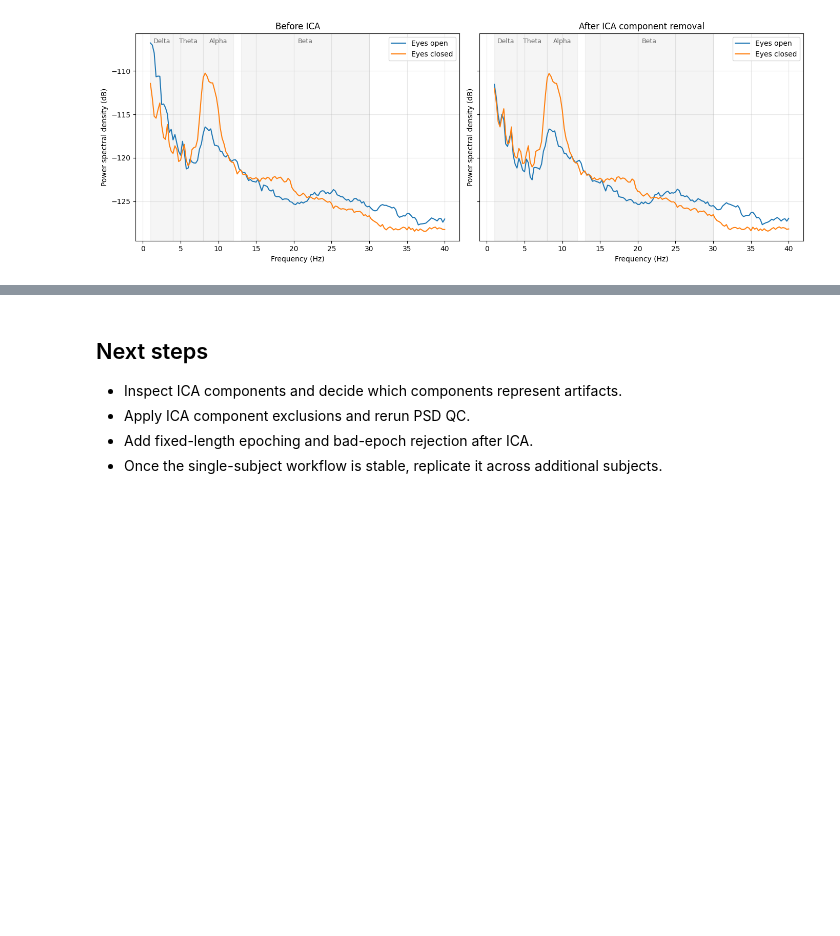
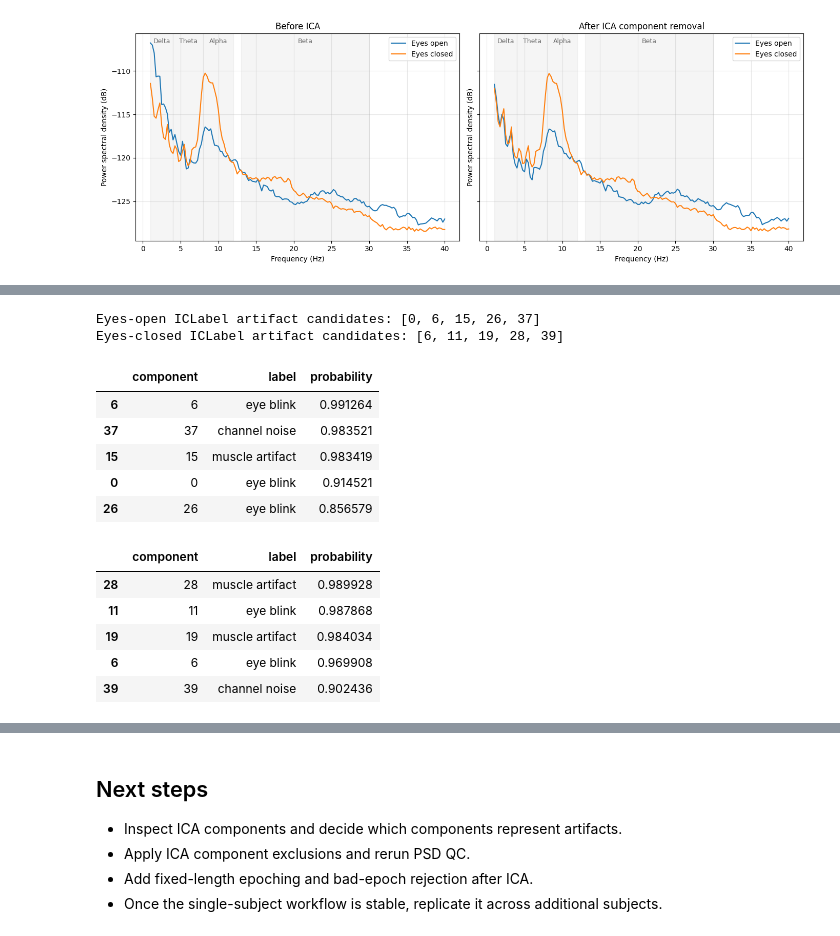
Before and after one commit to nmarryatt/neurogenetics-ml, a Jupyter notebook: notebooks/02_Preprocessing.ipynb, the cells around one changed output, grey strips where cells are left out. Drawn from its saved outputs; the diff is of its cells as text; code cells hidden in the pictures; blank space fills up the shorter version.

```diff
--- a/notebooks/02_Preprocessing.ipynb
+++ b/notebooks/02_Preprocessing.ipynb
@@ -487,0 +530,72 @@ Effective window size : 4.000 (s)
+# %%
+# Automated artifact-component labeling for scalable ICA cleaning
+# Requires: pip install mne-icalabel
+try:
+    from mne_icalabel import label_components
+except ImportError as exc:
+    raise ImportError(
+        "mne-icalabel is required for automated ICA labeling. "
+        "Install it with `pip install mne-icalabel` and rerun this cell."
+    ) from exc
+
+# Conservative thresholds: stricter for muscle/channel/line-noise components.
+artifact_thresholds = {
+    "eye blink": 0.80,
+    "muscle artifact": 0.90,
+    "heart beat": 0.80,
+    "line noise": 0.90,
+    "channel noise": 0.90,
+}
+
+def get_icalabel_artifact_components(raw, ica, thresholds):
+    labels = label_components(raw, ica, method="iclabel")
+    component_labels = labels["labels"]
+    component_probs = labels["y_pred_proba"]
+    artifact_components = []
+
+    for idx, (label, prob) in enumerate(zip(component_labels, component_probs)):
+        threshold = thresholds.get(label)
+        if threshold is not None and prob >= threshold:
+            artifact_components.append(idx)
+
+    summary = [
+        {"component": idx, "label": label, "probability": float(prob)}
+        for idx, (label, prob) in enumerate(zip(component_labels, component_probs))
+    ]
+    return artifact_components, summary
+
+icalabel_open_auto, icalabel_open_summary = get_icalabel_artifact_components(
+    raw_eyes_open_1_40, ica_open, artifact_thresholds
+)
+icalabel_closed_auto, icalabel_closed_summary = get_icalabel_artifact_components(
+    raw_eyes_closed_1_40, ica_closed, artifact_thresholds
+)
+
+print("Eyes-open ICLabel artifact candidates:", icalabel_open_auto)
+print("Eyes-closed ICLabel artifact candidates:", icalabel_closed_auto)
+
+display(
+    pd.DataFrame(icalabel_open_summary)
+    .query("component in @icalabel_open_auto")
+    .sort_values("probability", ascending=False)
+)
+display(
+    pd.DataFrame(icalabel_closed_summary)
+    .query("component in @icalabel_closed_auto")
+    .sort_values("probability", ascending=False)
+)
+# %% [output]
+Eyes-open ICLabel artifact candidates: [0, 6, 15, 26, 37]
+Eyes-closed ICLabel artifact candidates: [6, 11, 19, 28, 39]
+|  | component | label | probability |
+| 6 | 6 | eye blink | 0.991264 |
+| 37 | 37 | channel noise | 0.983521 |
+| 15 | 15 | muscle artifact | 0.983419 |
+| 0 | 0 | eye blink | 0.914521 |
+| 26 | 26 | eye blink | 0.856579 |
+|  | component | label | probability |
+| 28 | 28 | muscle artifact | 0.989928 |
+| 11 | 11 | eye blink | 0.987868 |
+| 19 | 19 | muscle artifact | 0.984034 |
+| 6 | 6 | eye blink | 0.969908 |
+| 39 | 39 | channel noise | 0.902436 |
```
Also changed, not shown: parts of 6 cells of this notebook, 1 other file.
